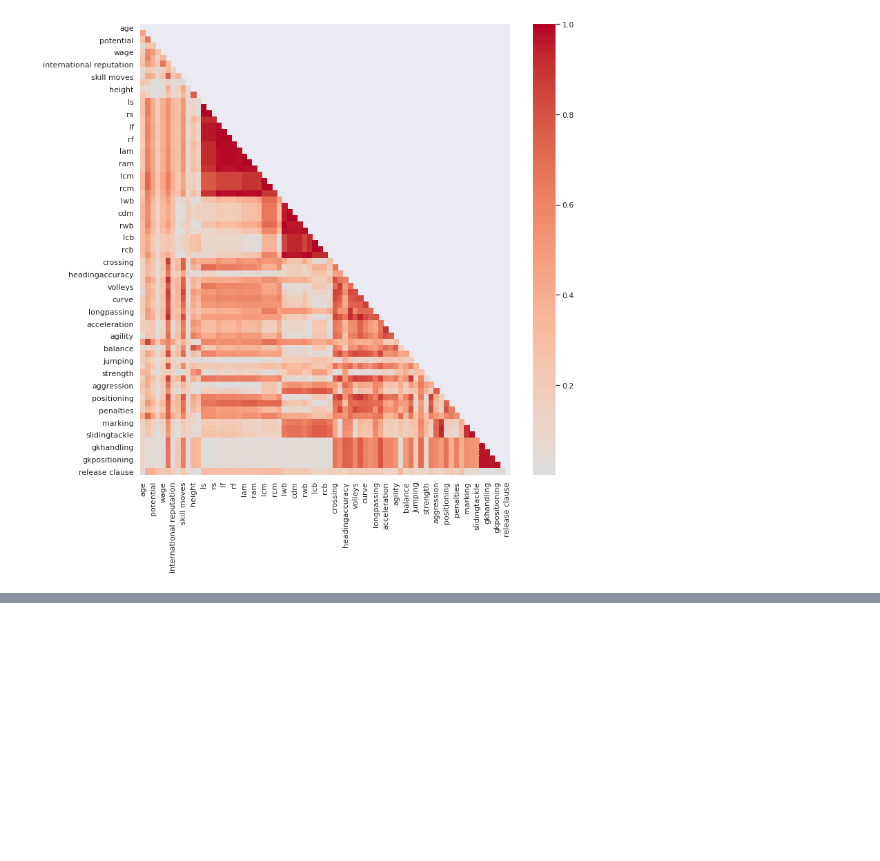
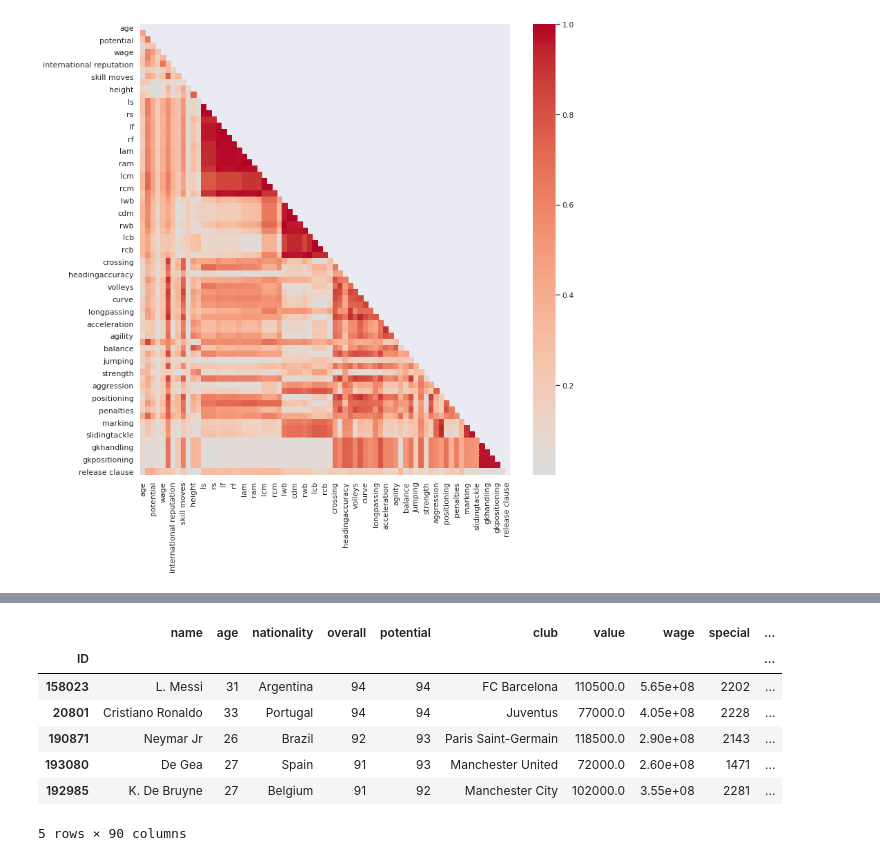
Before and after one commit to Sedinei/DSWP, a Jupyter notebook: NB_trabalhado/FIFA_NB10.ipynb, the cells around one changed output, grey strips where cells are left out. Cells and saved outputs as stored; diff of their text form; code cells hidden in the pictures; blank space fills up the shorter version.

```diff
--- a/NB_trabalhado/FIFA_NB10.ipynb
+++ b/NB_trabalhado/FIFA_NB10.ipynb
@@ -1144,0 +1168,3 @@ ___
+# %%
+# Complementando os NaN com os valores mais comuns: 'Right' para 'preferred foot' e 'Medium/ Medium' para 'work rate'
+df_fifa.fillna(value={'preferred foot': 'Right', 'work rate': 'Medium/ Medium'}, inplace=True)
@@ -1144,0 +1192,12 @@ ___
+# %%
+df_fifa_dummy = pd.get_dummies(df_fifa, columns=['preferred foot', 'work rate'], drop_first=True)
+df_fifa_dummy.head()
+# %% [output]
+|  | name | age | nationality | overall | potential | club | value | wage | special | ... |
+| ID |  |  |  |  |  |  |  |  |  | ... |
+| 158023 | L. Messi | 31 | Argentina | 94 | 94 | FC Barcelona | 110500.0 | 5.65e+08 | 2202 | ... |
+| 20801 | Cristiano Ronaldo | 33 | Portugal | 94 | 94 | Juventus | 77000.0 | 4.05e+08 | 2228 | ... |
+| 190871 | Neymar Jr | 26 | Brazil | 92 | 93 | Paris Saint-Germain | 118500.0 | 2.90e+08 | 2143 | ... |
+| 193080 | De Gea | 27 | Spain | 91 | 93 | Manchester United | 72000.0 | 2.60e+08 | 1471 | ... |
+| 192985 | K. De Bruyne | 27 | Belgium | 91 | 92 | Manchester City | 102000.0 | 3.55e+08 | 2281 | ... |
+5 rows × 90 columns
```
Also changed, not shown: parts of 5 cells of this notebook.
